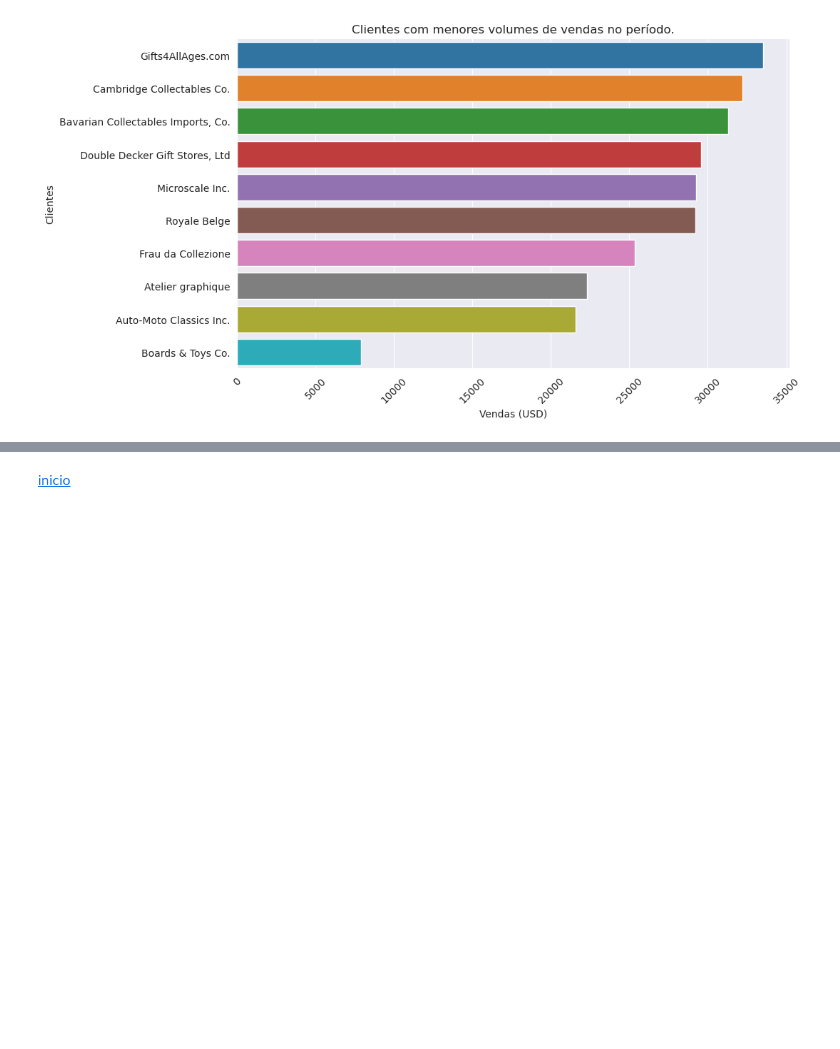
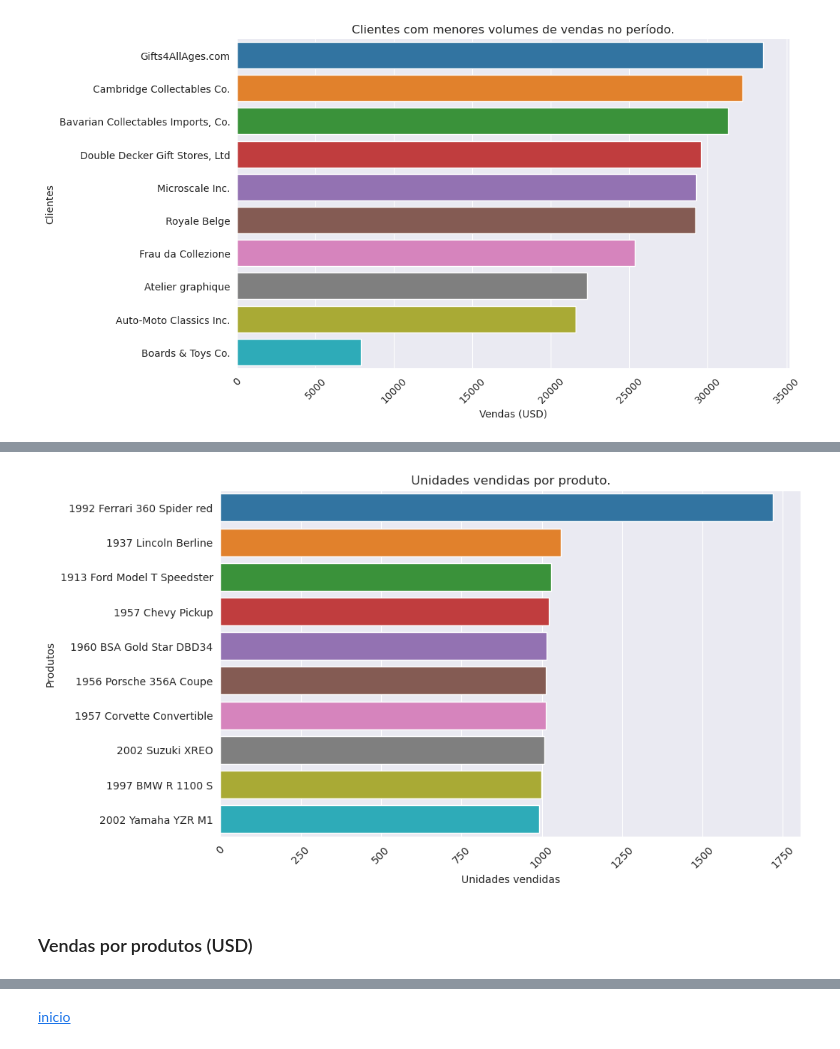
Before and after one commit to pveinberg/Curso_DataScience_Minsait, a Jupyter notebook: Notebooks/Aula01/Pandas_Sql_v02.ipynb, the cells around one changed output, grey strips where cells are left out. Drawn from its saved outputs; the diff is of its cells as text; code cells hidden in the pictures; blank space fills up the shorter version.

```diff
--- a/Notebooks/Aula01/Pandas_Sql_v02.ipynb
+++ b/Notebooks/Aula01/Pandas_Sql_v02.ipynb
@@ -267,0 +291,20 @@ build_barplot_chart(tail10, 'Clientes com menores volumes de vendas no período.
+# %%
+# Produtos por unidades vendidas
+produtos_por_unidades = categorias.groupby('productName')['quantityOrdered'] \
+    .agg(['sum', 'mean']) \
+    .reset_index() \
+    .sort_values('sum', ascending=False)
+
+prod_head10 = produtos_por_unidades.head(10)
+# %%
+plt.figure(figsize=FIGSIZE_DEFAULT)
+sns.barplot(data=prod_head10, y='productName', x='sum', orient='h')
+plt.xlabel('Unidades vendidas')
+plt.ylabel('Produtos')
+plt.title('Unidades vendidas por produto.')
+plt.xticks(rotation=45)
+plt.show()
+# %% [output]
+[figure, added]
+# %% [markdown]
+### Vendas por produtos (USD)
```
Also changed, not shown: parts of 11 cells of this notebook, 1 other file.
